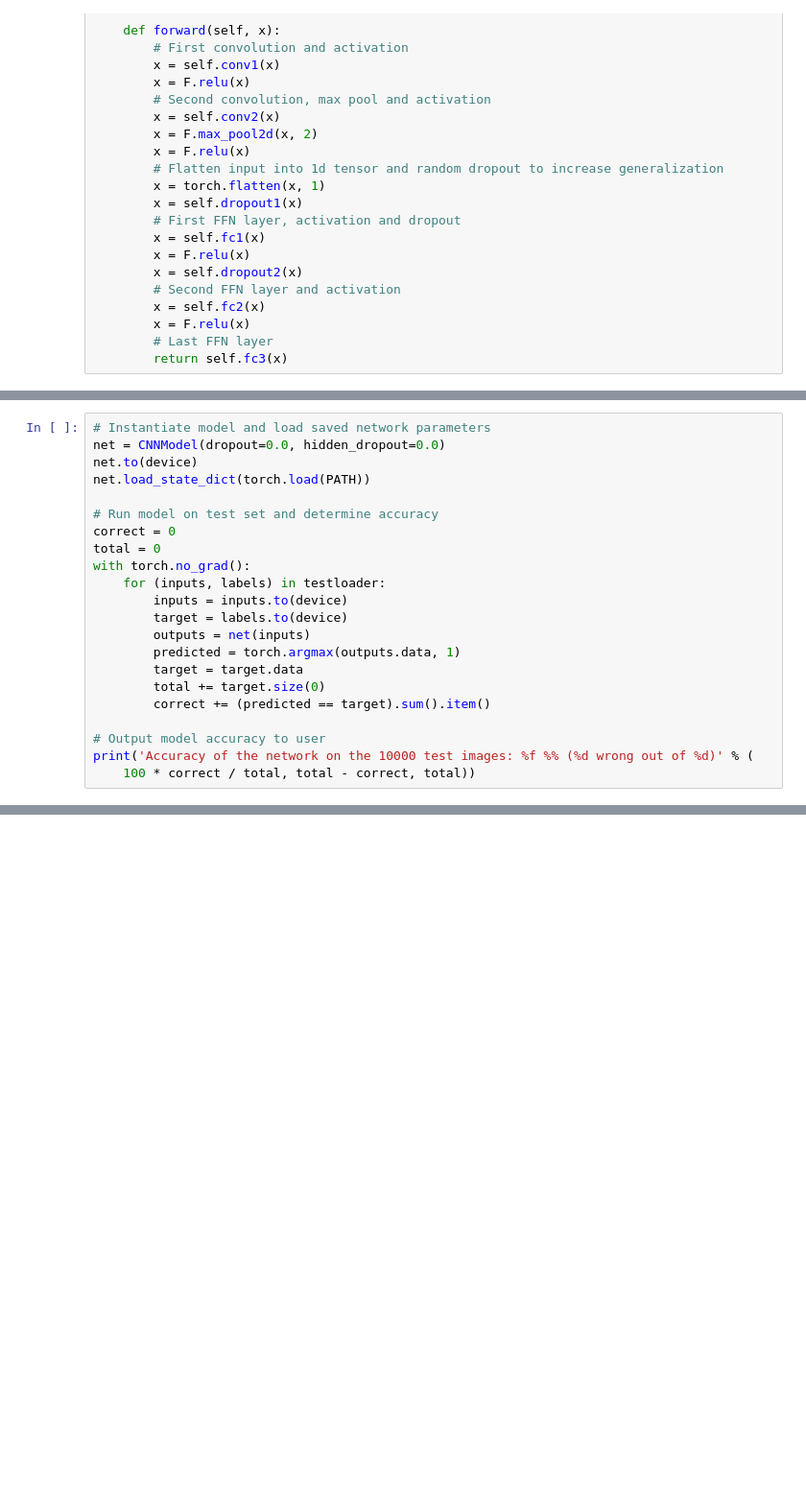
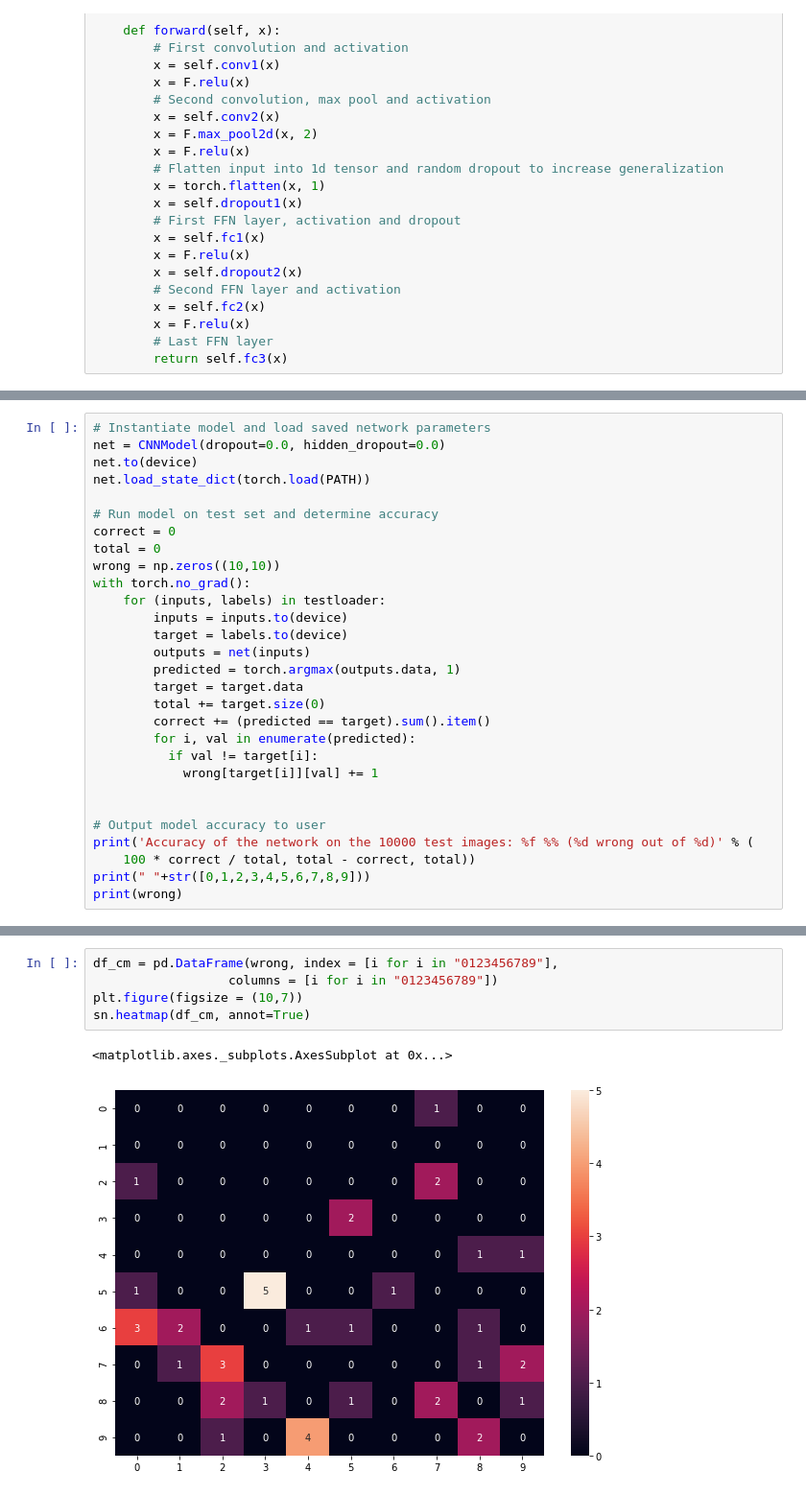
Before and after one commit to pradyot-09/DL-Reproducibility-Project, a Jupyter notebook: CNNModel.ipynb, the cells around one changed output, grey strips where cells are left out. Shown: that part at 96% size. Drawn from its saved outputs; the diff is of its cells as text; blank space fills up the shorter version.

```diff
--- a/CNNModel.ipynb
+++ b/CNNModel.ipynb
@@ -143,6 +166,7 @@ net.load_state_dict(torch.load(PATH))
 # Run model on test set and determine accuracy
 correct = 0
 total = 0
+wrong = np.zeros((10,10))
 with torch.no_grad():
     for (inputs, labels) in testloader:
         inputs = inputs.to(device)
@@ -152,8 +176,14 @@ with torch.no_grad():
         target = target.data
         total += target.size(0)
         correct += (predicted == target).sum().item()
+        for i, val in enumerate(predicted):
+          if val != target[i]:
+            wrong[target[i]][val] += 1
+
 
 # Output model accuracy to user
 print('Accuracy of the network on the 10000 test images: %f %% (%d wrong out of %d)' % (
     100 * correct / total, total - correct, total))
+print(" "+str([0,1,2,3,4,5,6,7,8,9]))
+print(wrong)
 # %% [output]
@@ -160,0 +202,8 @@ Accuracy of the network on the 10000 test images: 99.530000 % (47 wrong out of 1
+# %%
+df_cm = pd.DataFrame(wrong, index = [i for i in "0123456789"],
+                  columns = [i for i in "0123456789"])
+plt.figure(figsize = (10,7))
+sn.heatmap(df_cm, annot=True)
+# %% [output]
+<matplotlib.axes._subplots.AxesSubplot at 0x...>
+[figure, added]
```
Also changed, not shown: parts of 4 cells of this notebook.
